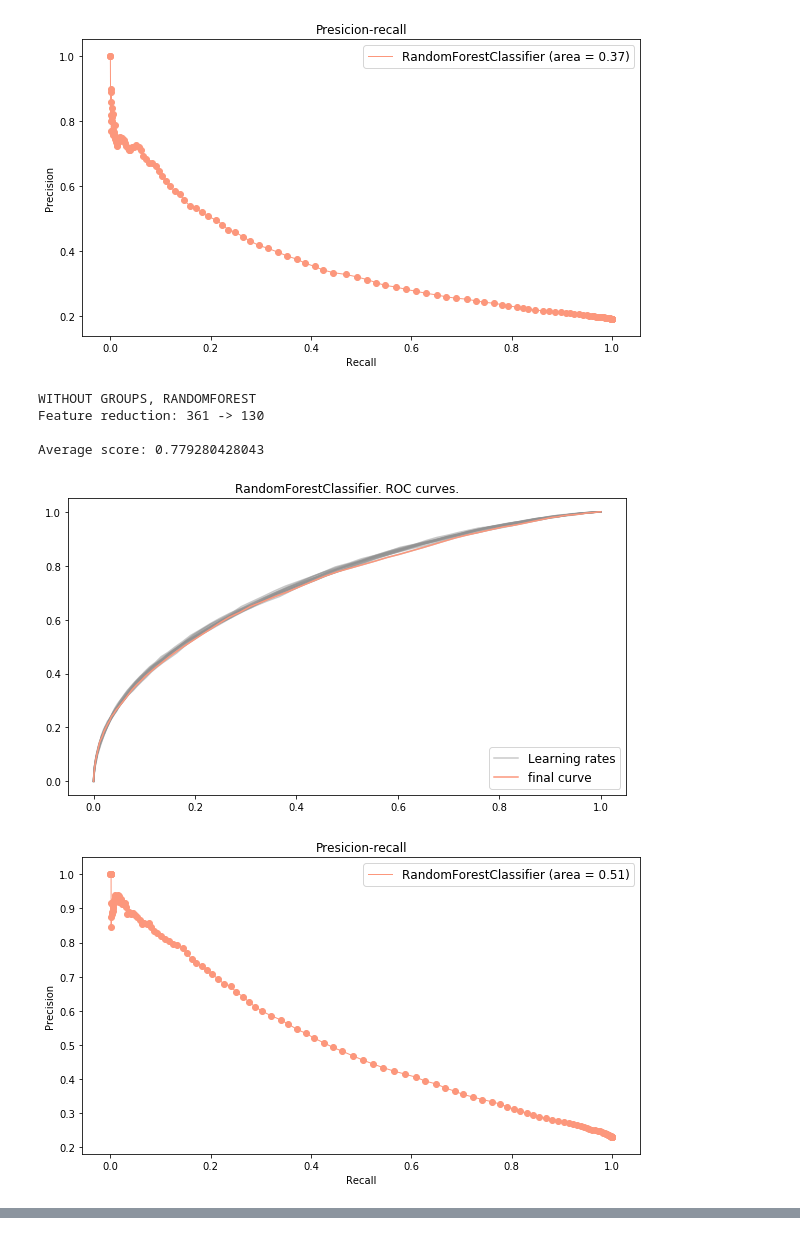
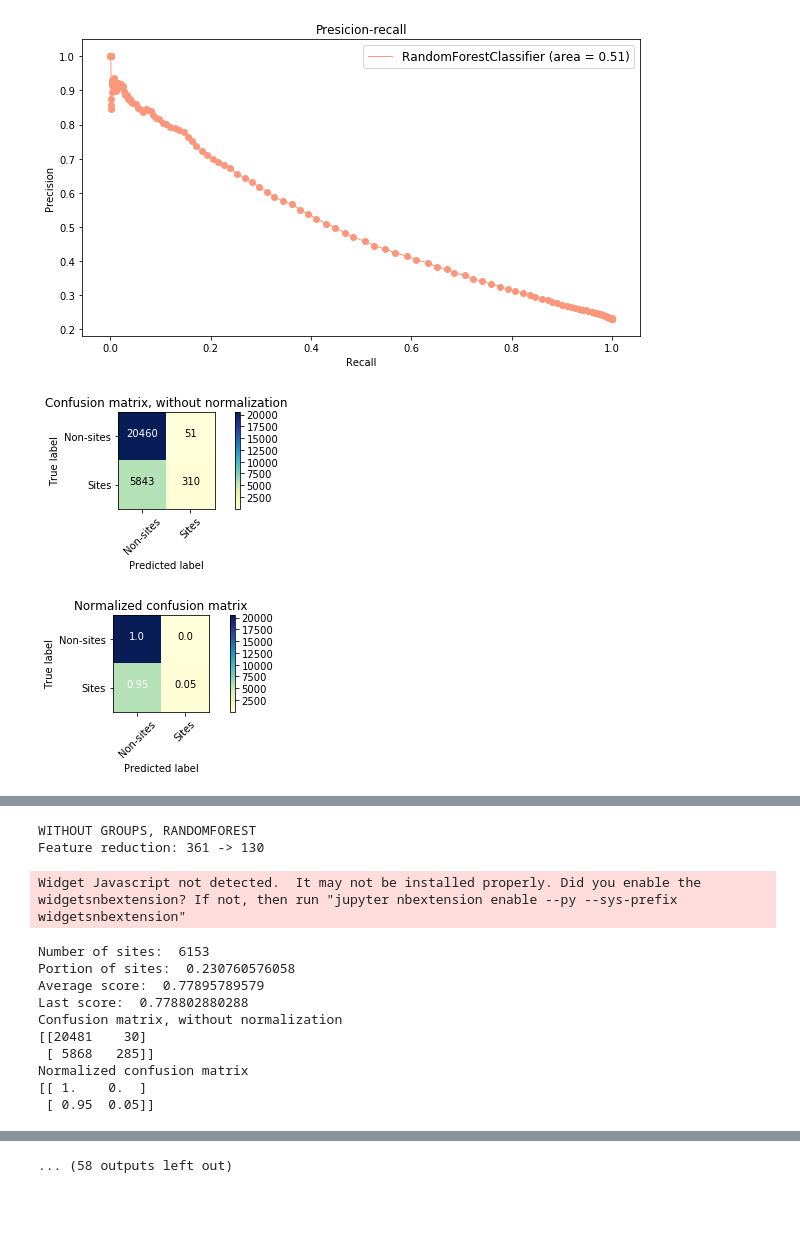
Before and after one commit to PollyTikhonova/coursework, a Jupyter notebook: Testing minresol_N_5_ files.ipynb, the cells around one changed output, grey strips where cells are left out. Cells and saved outputs as stored; diff of their text form; code cells hidden in the pictures; blank space fills up the shorter version.

```diff
--- a/Testing minresol_N_5_ files.ipynb
+++ b/Testing minresol_N_5_ files.ipynb
@@ -4,7 +4,7 @@ from testing import *
 fold = 'input files/'
 file = os.listdir(fold.split('/')[0])
 # %%
-test(file, fold)
+test(file, fold, True)
 # %% [output]
 set_minresol_N_5.csv
 WITH GROUPS, RANDOMFOREST
@@ -16,7 +24,3 @@ Average score: 0.775246297657
-[figure, old version]
+[figure, new version]
-WITHOUT GROUPS, RANDOMFOREST
-Feature reduction: 361 -> 130
-
-Average score: 0.779280428043
-[figure, old version]
+[figure, new version]
-[figure, old version]
+[figure, new version]
@@ -28,0 +27,13 @@ Average score: 0.793368200646
+WITHOUT GROUPS, RANDOMFOREST
+Feature reduction: 361 -> 130
+Widget Javascript not detected.  It may not be installed properly. Did you enable the widgetsnbextension? If not, then run "jupyter nbextension enable --py --sys-prefix widgetsnbextension"
+Number of sites:  6153
+Portion of sites:  0.230760576058
+Average score:  0.77895789579
+Last score:  0.778802880288
+Confusion matrix, without normalization
+[[20481    30]
+ [ 5868   285]]
+Normalized confusion matrix
+[[ 1.    0.  ]
+ [ 0.95  0.05]]
@@ -37,0 +42 @@ Average score: 0.789728442798
+... (58 outputs left out)
```
Also changed, not shown: parts of 1 cell of this notebook.
